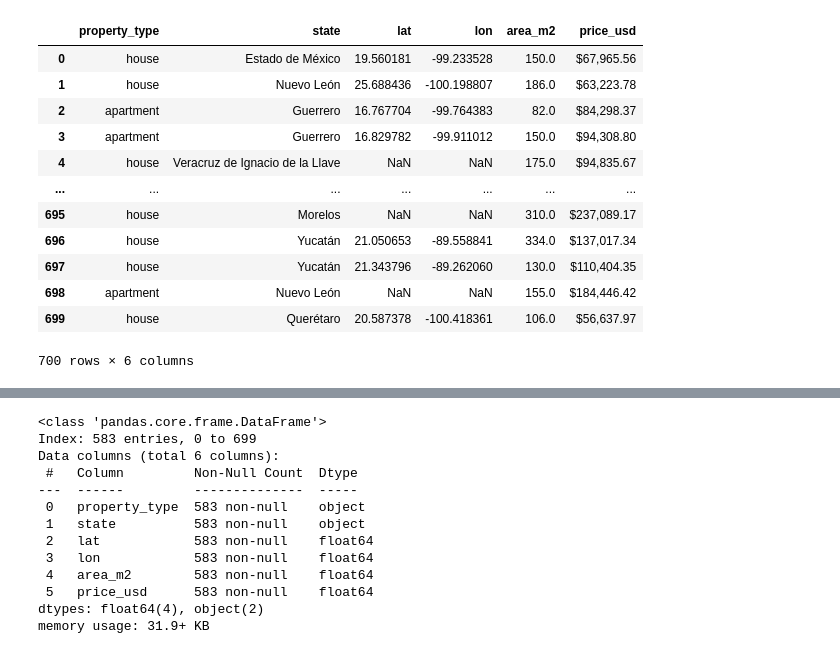
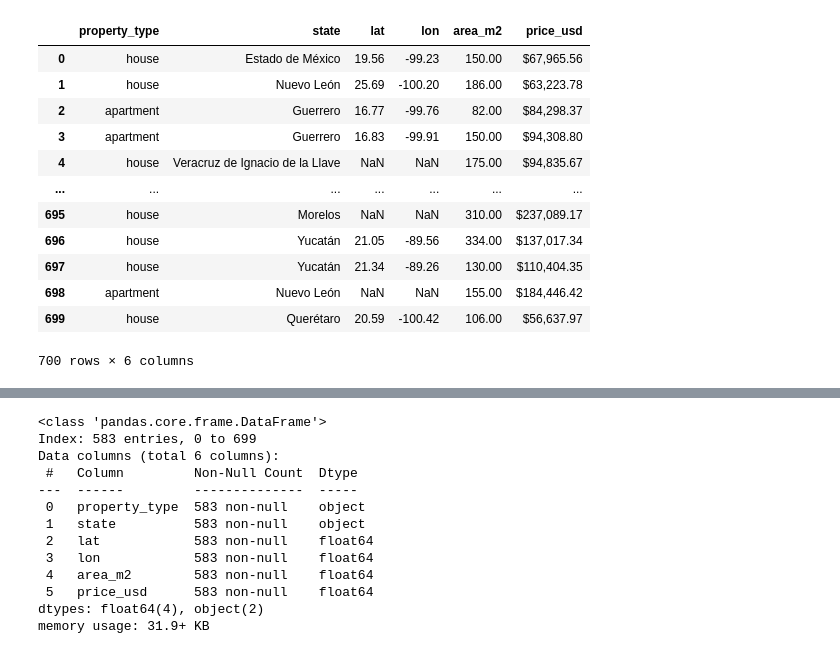
Before and after one commit to madhavaai/Data-science, a Jupyter notebook: DS2P1L1.ipynb, the cells around one changed output, grey strips where cells are left out. Drawn from its saved outputs; the diff is of its cells as text; code cells hidden in the pictures.

```diff
--- a/DS2P1L1.ipynb
+++ b/DS2P1L1.ipynb
@@ -3,20 +5,19 @@ path_1 = "/content/mexico-real-estate-1.csv"
 # %%
 import pandas as pd
 # %%
-(
-    pd.read_csv(path_1)
-)
+df1=pd.read_csv(path_1)
+df1
 # %% [output]
 |  | property_type | state | lat | lon | area_m2 | price_usd |
-| 0 | house | Estado de México | 19.560181 | -99.233528 | 150.0 | $67,965.56 |
-| 1 | house | Nuevo León | 25.688436 | -100.198807 | 186.0 | $63,223.78 |
-| 2 | apartment | Guerrero | 16.767704 | -99.764383 | 82.0 | $84,298.37 |
-| 3 | apartment | Guerrero | 16.829782 | -99.911012 | 150.0 | $94,308.80 |
-| 4 | house | Veracruz de Ignacio de la Llave | NaN | NaN | 175.0 | $94,835.67 |
+| 0 | house | Estado de México | 19.56 | -99.23 | 150.00 | $67,965.56 |
+| 1 | house | Nuevo León | 25.69 | -100.20 | 186.00 | $63,223.78 |
+| 2 | apartment | Guerrero | 16.77 | -99.76 | 82.00 | $84,298.37 |
+| 3 | apartment | Guerrero | 16.83 | -99.91 | 150.00 | $94,308.80 |
+| 4 | house | Veracruz de Ignacio de la Llave | NaN | NaN | 175.00 | $94,835.67 |
 | ... | ... | ... | ... | ... | ... | ... |
-| 695 | house | Morelos | NaN | NaN | 310.0 | $237,089.17 |
-| 696 | house | Yucatán | 21.050653 | -89.558841 | 334.0 | $137,017.34 |
-| 697 | house | Yucatán | 21.343796 | -89.262060 | 130.0 | $110,404.35 |
-| 698 | apartment | Nuevo León | NaN | NaN | 155.0 | $184,446.42 |
-| 699 | house | Querétaro | 20.587378 | -100.418361 | 106.0 | $56,637.97 |
+| 695 | house | Morelos | NaN | NaN | 310.00 | $237,089.17 |
+| 696 | house | Yucatán | 21.05 | -89.56 | 334.00 | $137,017.34 |
+| 697 | house | Yucatán | 21.34 | -89.26 | 130.00 | $110,404.35 |
+| 698 | apartment | Nuevo León | NaN | NaN | 155.00 | $184,446.42 |
+| 699 | house | Querétaro | 20.59 | -100.42 | 106.00 | $56,637.97 |
 700 rows × 6 columns
```
Also changed, not shown: parts of 37 cells of this notebook.
